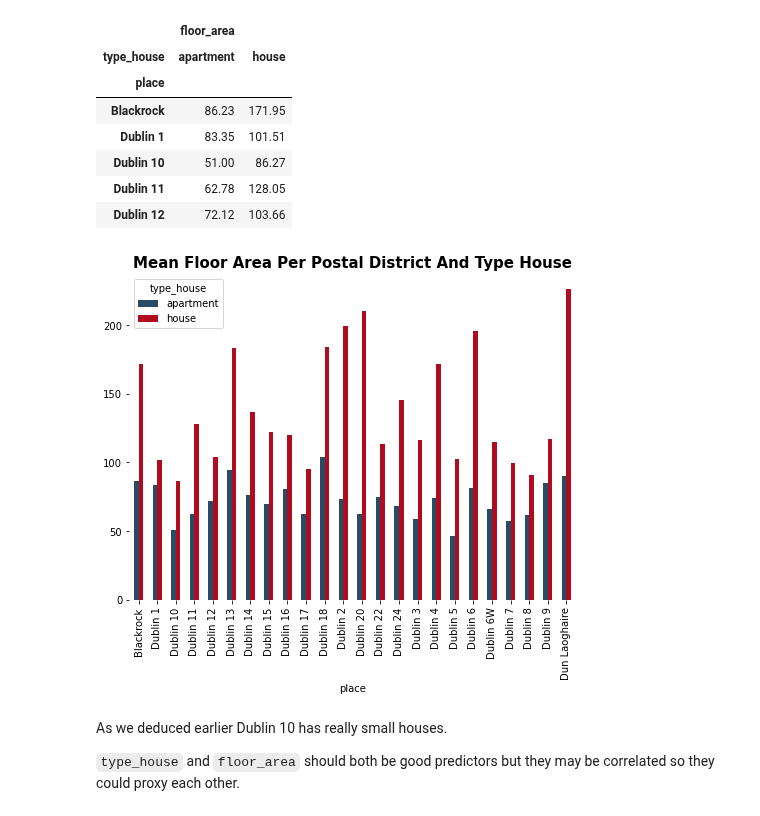
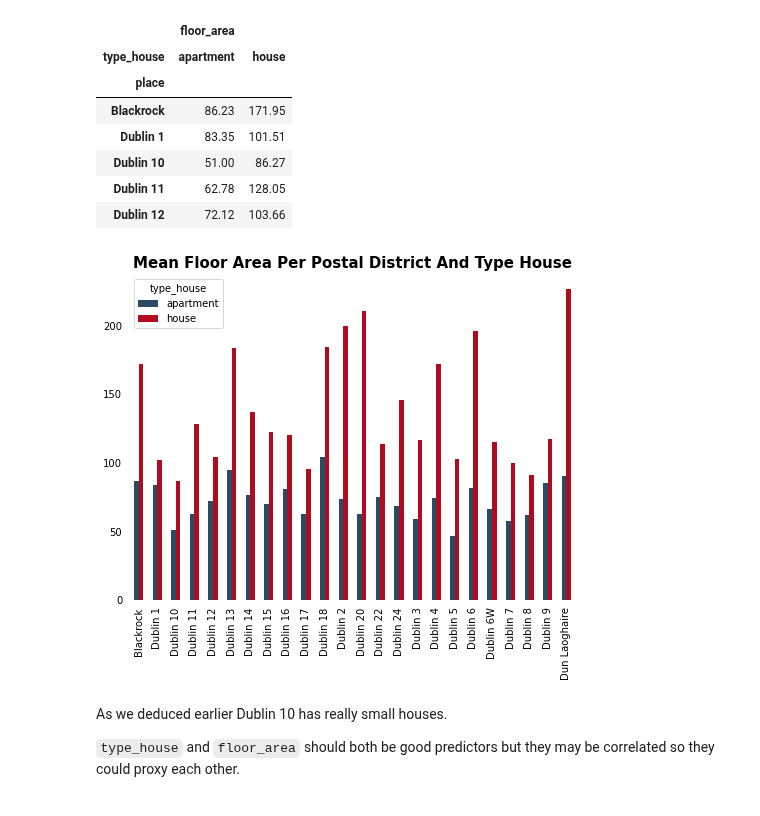
Before and after one commit to javiicc/Identifying_Potential_Investment_Opportunities_In_The_Irish_Real_Estate_Market_Using_MachineLearning, a Jupyter notebook: investment-opportunities/notebooks/Data_Analysis.ipynb, the cells around one changed output. Drawn from its saved outputs; the diff is of its cells as text; code cells hidden in the pictures.

```diff
--- a/investment-opportunities/notebooks/Data_Analysis.ipynb
+++ b/investment-opportunities/notebooks/Data_Analysis.ipynb
@@ -314,6 +314,8 @@ mean_price_per_city_by_type_house.price.plot(kind='bar',
 ax[0].set_title('Mean Price Per City By Type House', weight='bold', size=15)
 ax[0].ticklabel_format(style='plain', axis='y')
 ax[0].set_xticklabels(mean_price_per_city_by_type_house.index, rotation=45)
+ax[0].tick_params(bottom=False, left=False)
+ax[0].set_xlabel('')
 for location in ['left', 'bottom', 'right', 'top']:
     ax[0].spines[location].set_visible(False)
 
@@ -322,6 +324,8 @@ mean_price_per_city_by_type_house.m2_price.plot(kind='bar',
                                                 ax=ax[1], color=['#294B63', '#b00b1e']);
 ax[1].set_title('Mean m² Price Per City By Type House', weight='bold', size=15)
 ax[1].set_xticklabels(mean_price_per_city_by_type_house.index, rotation=45)
+ax[1].tick_params(bottom=False, left=False)
+ax[1].set_xlabel('')
 for location in ['left', 'bottom', 'right', 'top']:
     ax[1].spines[location].set_visible(False)
 # %% [output]
@@ -369,12 +373,14 @@ fig, ax = plt.subplots(1, 2, figsize=(17, 10))
 ax[0].barh(data.index, data.price, data=data, color='#b00b1e')
 ax[0].set_title('Mean price per Postal District', weight='bold', size=15)
 ax[0].ticklabel_format(style='plain', axis='x')
+ax[0].tick_params(bottom=False, left=False)
 for location in ['left', 'bottom', 'right', 'top']:
     ax[0].spines[location].set_visible(False)
 
 ax[1].barh(data.index, data.m2_price, data=data, color='#b00b1e')
-ax[1].set_title('Mean price per Postal District', weight='bold', size=15)
+ax[1].set_title('Mean m2 price per Postal District', weight='bold', size=15)
 ax[1].ticklabel_format(style='plain', axis='x')
+ax[1].tick_params(bottom=False, left=False)
 for location in ['left', 'bottom', 'right', 'top']:
     ax[1].spines[location].set_visible(False)
 # %% [output]
@@ -411,11 +417,15 @@ fig, ax = plt.subplots(1, 2, figsize=(17, 7))
 data.plot(y='price', kind='bar', stacked=False, ax=ax[0], color=['#294B63', '#b00b1e'])
 ax[0].set_title('Mean Price Per Postal District And Type House', weight='bold', size=15)
 ax[0].ticklabel_format(style='plain', axis='y')
+ax[0].tick_params(bottom=False, left=False)
+ax[0].set_xlabel('')
 for location in ['left', 'bottom', 'right', 'top']:
     ax[0].spines[location].set_visible(False)
 
 data.plot(y='m2_price', kind='bar', stacked=False, ax=ax[1], color=['#294B63', '#b00b1e'])
 ax[1].set_title('Mean m² Price Per Postal District And Type House', weight='bold', size=15)
+ax[1].tick_params(bottom=False, left=False)
+ax[1].set_xlabel('')
 for location in ['left', 'bottom', 'right', 'top']:
     ax[1].spines[location].set_visible(False)
 # %% [output]
@@ -447,13 +457,15 @@ mean_floor_area_dublin_by_postal_district.head()
 # %%
 fig, ax = plt.subplots(figsize=(8,6))
 
 mean_floor_area_dublin_by_postal_district.plot(y='floor_area', kind='bar', stacked=False,
                                                ax=ax, color=['#294B63', '#b00b1e'])
 ax.set_title('Mean Floor Area Per Postal District And Type House', weight='bold', size=15)
+ax.tick_params(bottom=False, left=False)
+ax.set_xlabel('')
 for location in ['left', 'bottom', 'right', 'top']:
     ax.spines[location].set_visible(False)
 # %% [output]
-[figure, old version]
+[figure, new version]
 # %% [markdown]
 As we deduced earlier Dublin 10 has really small houses.
 
```
Also changed, not shown: parts of 10 cells of this notebook, 12 other files.
